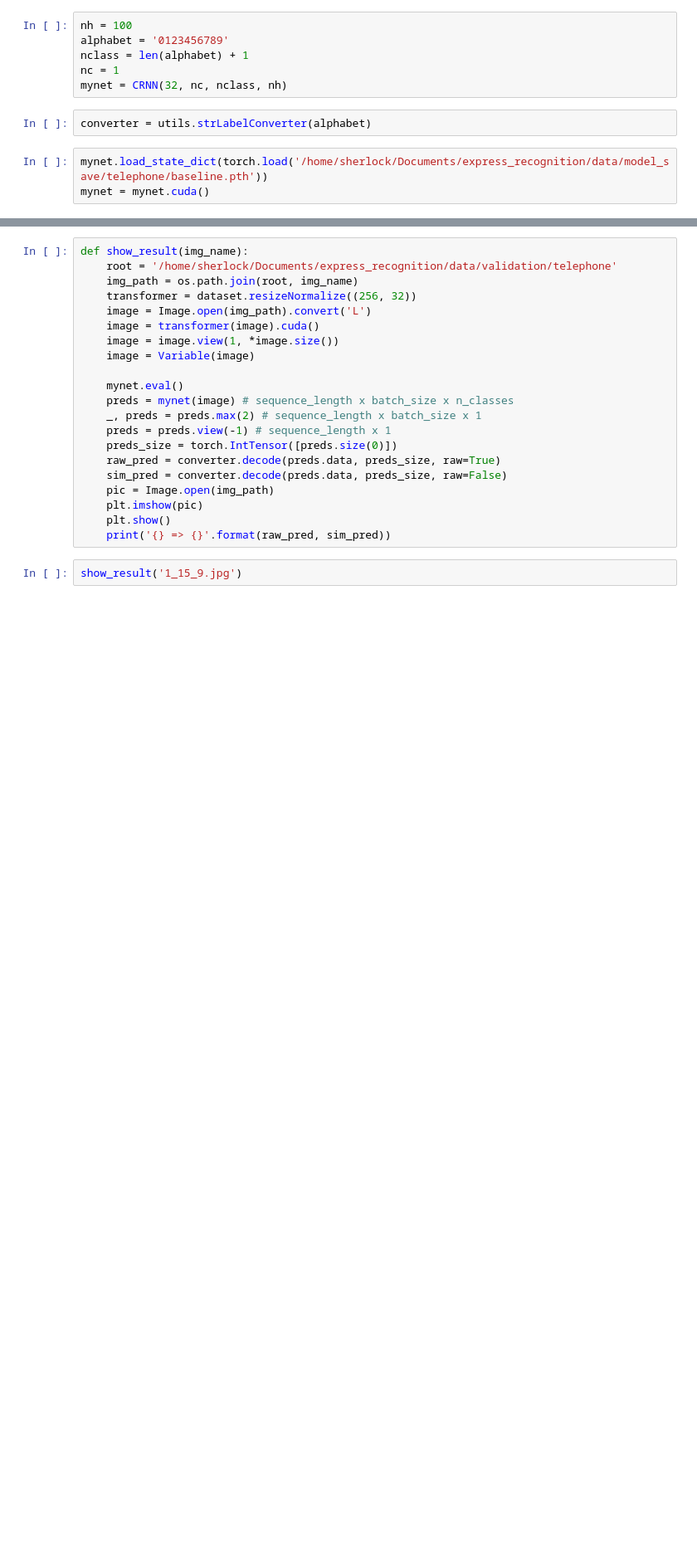
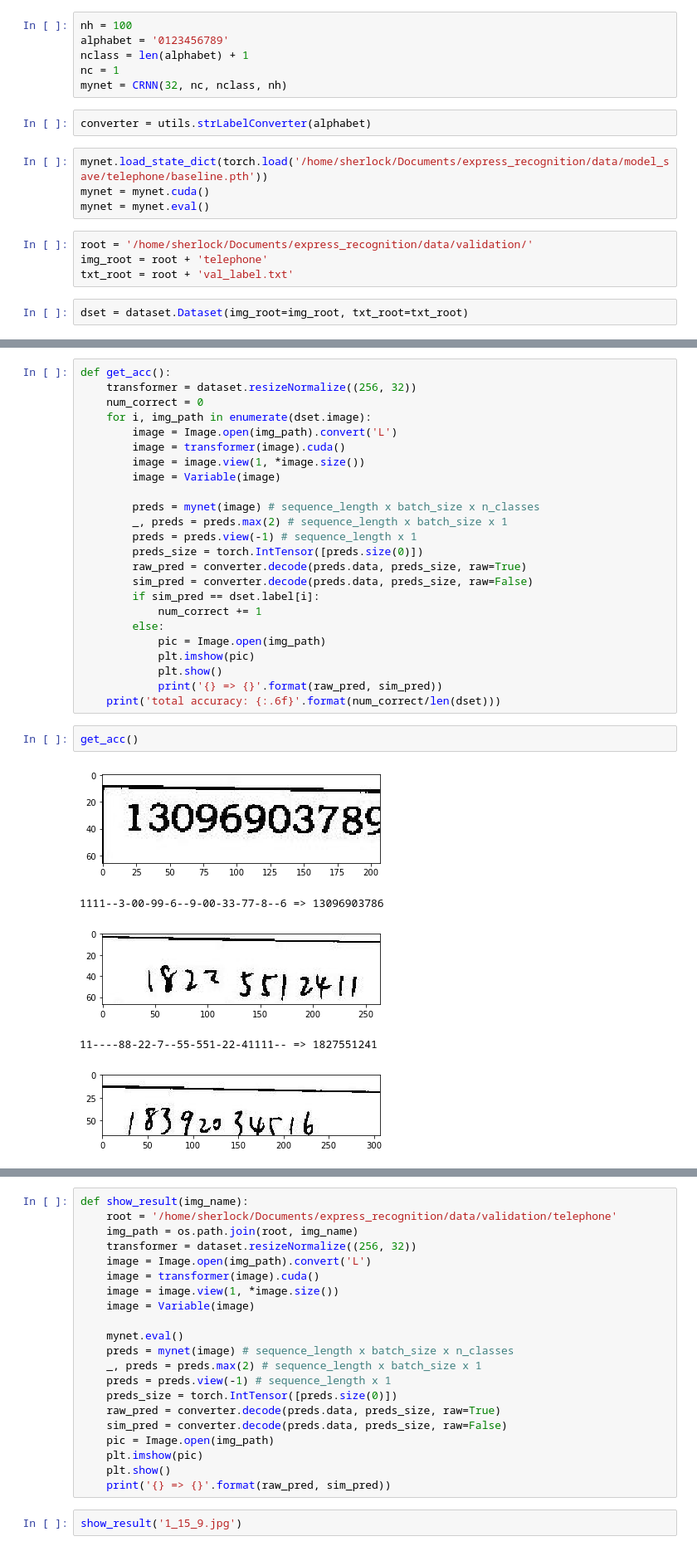
Before and after one commit to leezqcst/express_recognition, a Jupyter notebook: model/crnn/visiualize.ipynb, the cells around one changed output, grey strips where cells are left out. Shown at 83% size. Cells and saved outputs as stored; diff of their text form; blank space fills up the shorter version.

```diff
--- a/model/crnn/visiualize.ipynb
+++ b/model/crnn/visiualize.ipynb
@@ -21,3 +21,10 @@ converter = utils.strLabelConverter(alphabet)
 # %%
 mynet.load_state_dict(torch.load('/home/sherlock/Documents/express_recognition/data/model_save/telephone/baseline.pth'))
 mynet = mynet.cuda()
+mynet = mynet.eval()
+# %%
+root = '/home/sherlock/Documents/express_recognition/data/validation/'
+img_root = root + 'telephone'
+txt_root = root + 'val_label.txt'
+# %%
+dset = dataset.Dataset(img_root=img_root, txt_root=txt_root)
@@ -23,0 +35,32 @@ mynet = mynet.cuda()
+# %%
+def get_acc():
+    transformer = dataset.resizeNormalize((256, 32))
+    num_correct = 0
+    for i, img_path in enumerate(dset.image):
+        image = Image.open(img_path).convert('L')
+        image = transformer(image).cuda()
+        image = image.view(1, *image.size())
+        image = Variable(image)
+
+        preds = mynet(image) # sequence_length x batch_size x n_classes
+        _, preds = preds.max(2) # sequence_length x batch_size x 1
+        preds = preds.view(-1) # sequence_length x 1
+        preds_size = torch.IntTensor([preds.size(0)])
+        raw_pred = converter.decode(preds.data, preds_size, raw=True)
+        sim_pred = converter.decode(preds.data, preds_size, raw=False)
+        if sim_pred == dset.label[i]:
+            num_correct += 1
+        else:
+            pic = Image.open(img_path)
+            plt.imshow(pic)
+            plt.show()
+            print('{} => {}'.format(raw_pred, sim_pred))
+    print('total accuracy: {:.6f}'.format(num_correct/len(dset)))
+# %%
+get_acc()
+# %% [output]
+[figure, added]
+1111--3-00-99-6--9-00-33-77-8--6 => 13096903786
+[figure, added]
+11----88-22-7--55-551-22-41111-- => 1827551241
+[figure, added]
```
Also changed, not shown: parts of 2 cells of this notebook, 1 other file.
